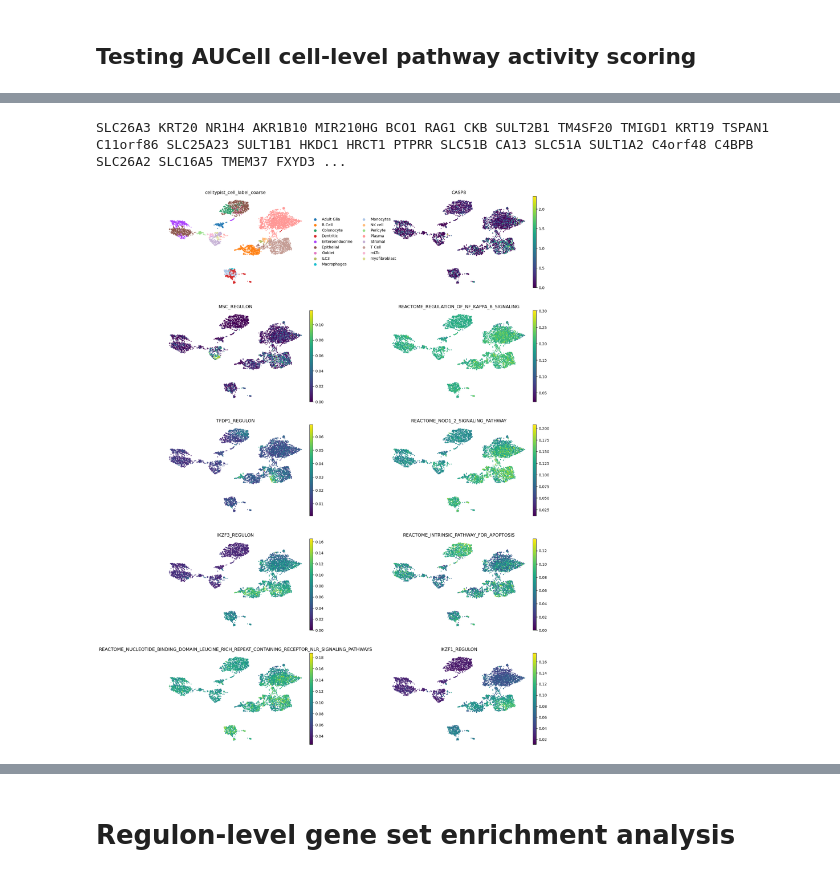
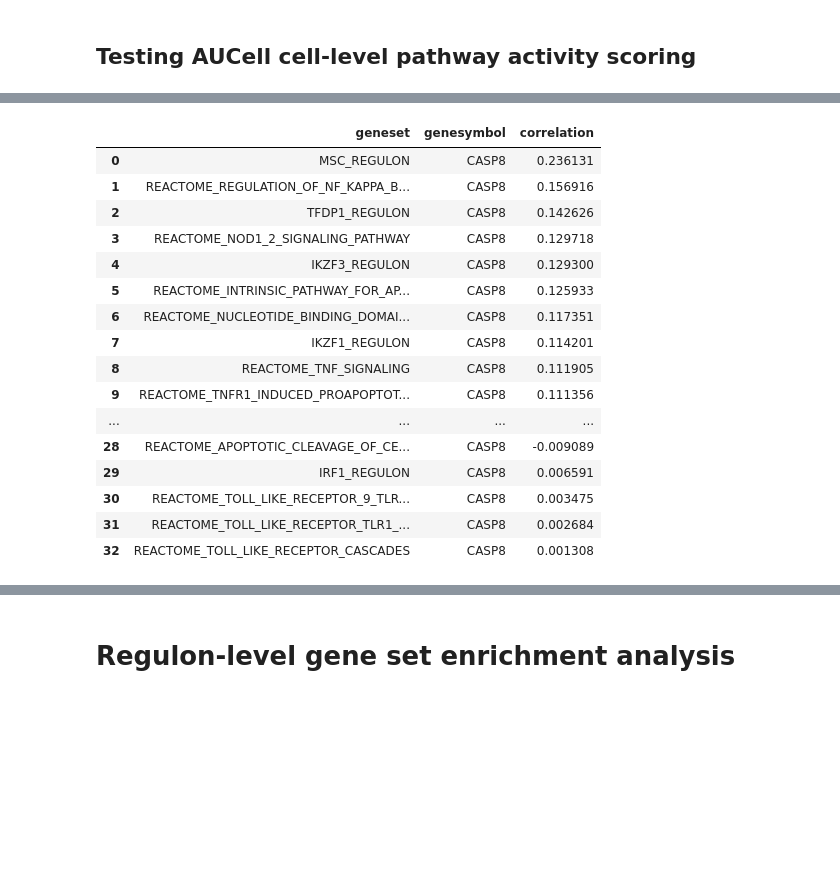
Before and after one commit to chickaroo/genereporter, a Jupyter notebook: src/gsea.ipynb, the cells around one changed output, grey strips where cells are left out. Saved outputs shown, nothing was run; the diff lists cells and outputs as text; code cells hidden in the pictures; blank space fills up the shorter version.

```diff
--- a/src/gsea.ipynb
+++ b/src/gsea.ipynb
@@ -168,20 +25,0 @@ pathways_goi
-# %%
-# print gene set of specific regulon
-ROI = pathways_goi.iloc[0]['geneset']
-ROI = 'PPARG_REGULON'
-print ('%s' % ' '.join(map(str, geneset_df[geneset_df['geneset'] == ROI]['genesymbol'].values)))
-# %% [output]
-SLC26A3 KRT20 NR1H4 AKR1B10 MIR210HG BCO1 RAG1 CKB SULT2B1 TM4SF20 TMIGD1 KRT19 TSPAN1 C11orf86 SLC25A23 SULT1B1 HKDC1 HRCT1 PTPRR SLC51B CA13 SLC51A SULT1A2 C4orf48 C4BPB SLC26A2 SLC16A5 TMEM37 FXYD3 ...
-# %%
-top_pathways = list(pathways_goi['geneset'].values[:8])
-adata.obs[top_pathways] = adata.obsm["aucell_estimate"][top_pathways]
-
-sc.pl.umap(
-    adata,
-    color=["celltypist_cell_label_coarse", GOI] + top_pathways,
-    frameon=False,
-    ncols=2,
-    wspace=0.4,
-)
-# %% [output]
-[figure, removed]
@@ -187,0 +33,21 @@ sc.pl.umap(
+# %%
+pathways_goi = gg.get_goi_pathways(geneset_df, GOI, adata)
+pathways_goi
+# %% [output]
+|  | geneset | genesymbol | correlation |
+| 0 | MSC_REGULON | CASP8 | 0.236131 |
+| 1 | REACTOME_REGULATION_OF_NF_KAPPA_B... | CASP8 | 0.156916 |
+| 2 | TFDP1_REGULON | CASP8 | 0.142626 |
+| 3 | REACTOME_NOD1_2_SIGNALING_PATHWAY | CASP8 | 0.129718 |
+| 4 | IKZF3_REGULON | CASP8 | 0.129300 |
+| 5 | REACTOME_INTRINSIC_PATHWAY_FOR_AP... | CASP8 | 0.125933 |
+| 6 | REACTOME_NUCLEOTIDE_BINDING_DOMAI... | CASP8 | 0.117351 |
+| 7 | IKZF1_REGULON | CASP8 | 0.114201 |
+| 8 | REACTOME_TNF_SIGNALING | CASP8 | 0.111905 |
+| 9 | REACTOME_TNFR1_INDUCED_PROAPOPTOT... | CASP8 | 0.111356 |
+| ... | ... | ... | ... |
+| 28 | REACTOME_APOPTOTIC_CLEAVAGE_OF_CE... | CASP8 | -0.009089 |
+| 29 | IRF1_REGULON | CASP8 | 0.006591 |
+| 30 | REACTOME_TOLL_LIKE_RECEPTOR_9_TLR... | CASP8 | 0.003475 |
+| 31 | REACTOME_TOLL_LIKE_RECEPTOR_TLR1_... | CASP8 | 0.002684 |
+| 32 | REACTOME_TOLL_LIKE_RECEPTOR_CASCADES | CASP8 | 0.001308 |
```
Also changed, not shown: parts of 15 cells of this notebook, 6 other files.
